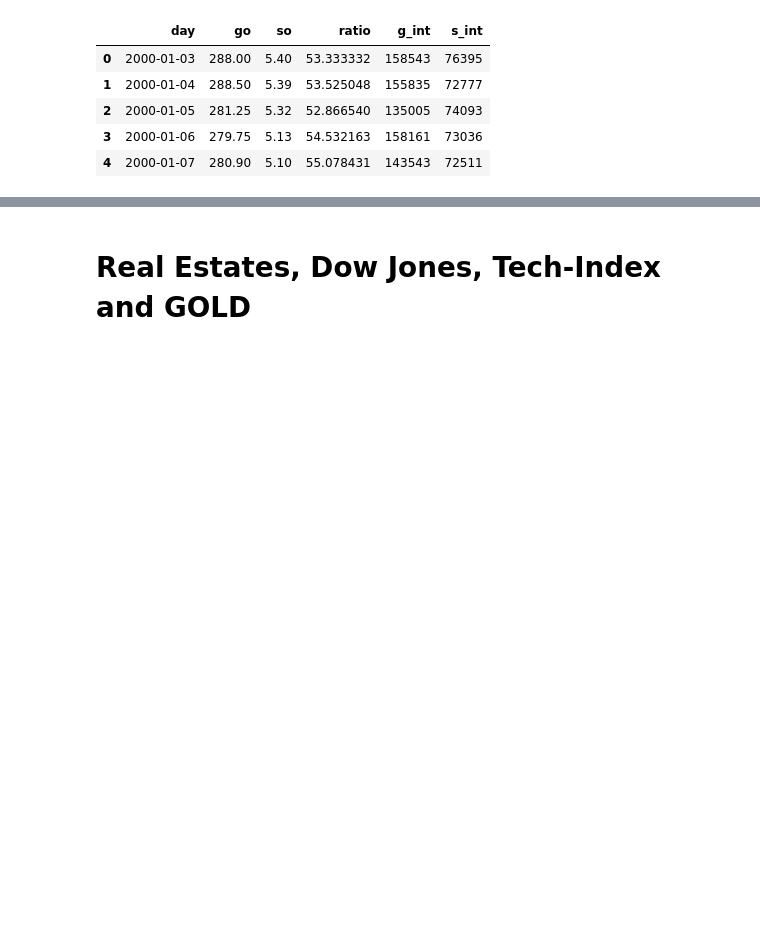
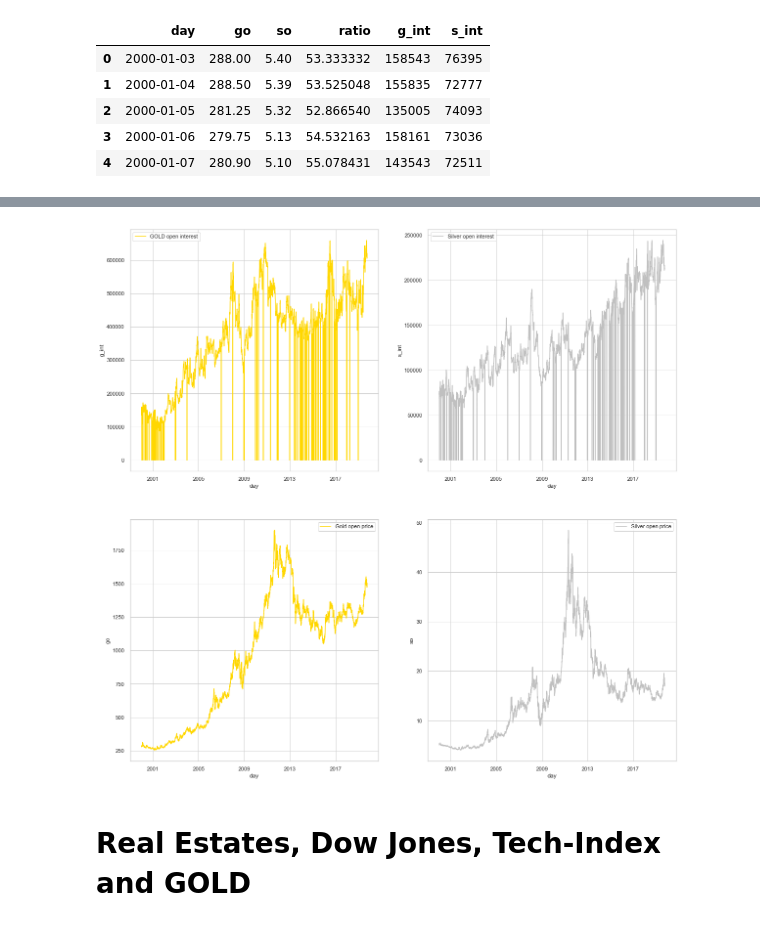
Before and after one commit to mixaal/DL, a Jupyter notebook: TraderShader.ipynb, the cells around one changed output, grey strips where cells are left out. Saved outputs shown, nothing was run; the diff lists cells and outputs as text; code cells hidden in the pictures; blank space fills up the shorter version.

```diff
--- a/TraderShader.ipynb
+++ b/TraderShader.ipynb
@@ -52,7 +56,7 @@ sns.lineplot(df['day'], df['ratio'], label='GOLD to SILVER ratio', color='gold')
 # %%
 plt.figure(figsize=(20,20))
 plt.subplot(2,2,1)
-sns.lineplot(df['day'], df['g_int'], label='GOLD open interest', color='gold')sns.lineplot(df['day'], df['g_int'], label='GOLD open interest', color='gold')
+sns.lineplot(df['day'], df['g_int'], label='GOLD open interest', color='gold')
 plt.subplot(2,2,2)
 sns.lineplot(df['day'], df['s_int'], label='Silver open interest', color='silver')
 plt.subplot(2,2,3)
@@ -64,3 +68,4 @@ SyntaxError: invalid syntax (<ipython-input-136-9d2a9f11e7fa>, line 3)
+[figure, added]
 # %% [markdown]
 # Real Estates, Dow Jones, Tech-Index and GOLD
 # %%
```
Also changed, not shown: parts of 4 cells of this notebook, 3 other files.
